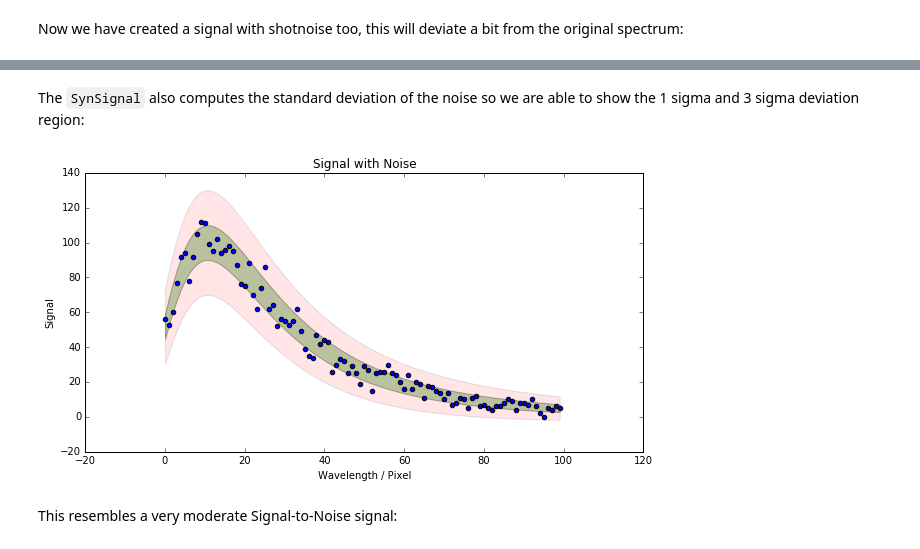
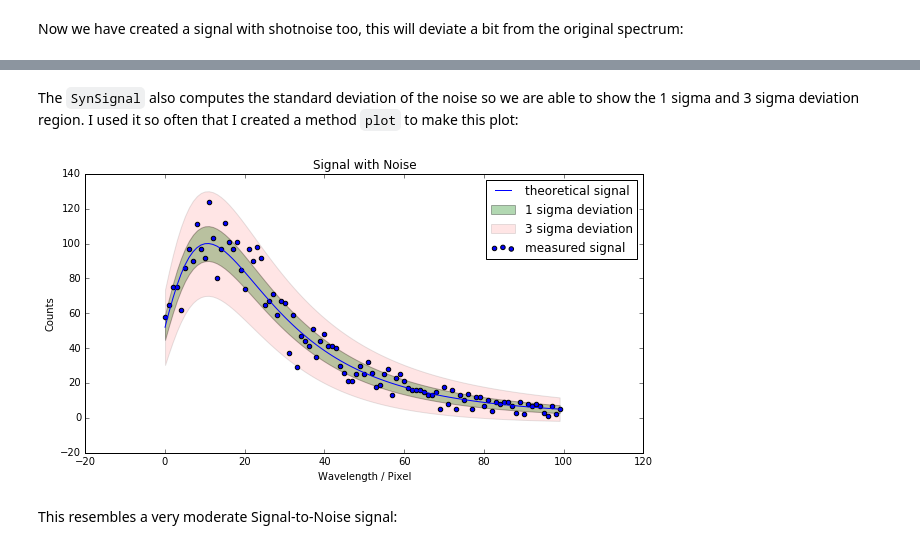
Before and after one commit to bsipocz/pymsastro, a Jupyter notebook: notebooks/synthetic_spectrum.ipynb, the cells around one changed output, grey strips where cells are left out. Cells and saved outputs as stored; diff of their text form; code cells hidden in the pictures.

```diff
--- a/notebooks/synthetic_spectrum.ipynb
+++ b/notebooks/synthetic_spectrum.ipynb
@@ -49,15 +49,9 @@ plt.show()
 # %% [markdown]
-The ``SynSignal`` also computes the standard deviation of the noise so we are able to show the 1 sigma and 3 sigma deviation region:
+The ``SynSignal`` also computes the standard deviation of the noise so we are able to show the 1 sigma and 3 sigma deviation region. I used it so often that I created a method ``plot`` to make this plot:
-# %%
-plt.fill_between(np.arange(elements), signal.signal-signal.noise, signal.signal+signal.noise, facecolor='green', alpha=0.3)
-plt.fill_between(np.arange(elements), signal.signal-3*signal.noise, signal.signal+3*signal.noise, facecolor='red', alpha=0.1)
-plt.scatter(np.arange(elements), signal.signal_with_noise)
-plt.title('Signal with Noise')
-plt.ylabel('Signal')
-plt.xlabel('Wavelength / Pixel')
-plt.show()
-# %% [output]
-[figure, removed]
+# %%
+signal.plot()
+# %% [output]
+[figure, added]
 # %% [markdown]
 This resembles a very moderate Signal-to-Noise signal:
 # %%
```
Also changed, not shown: parts of 10 cells of this notebook, 3 other files.
